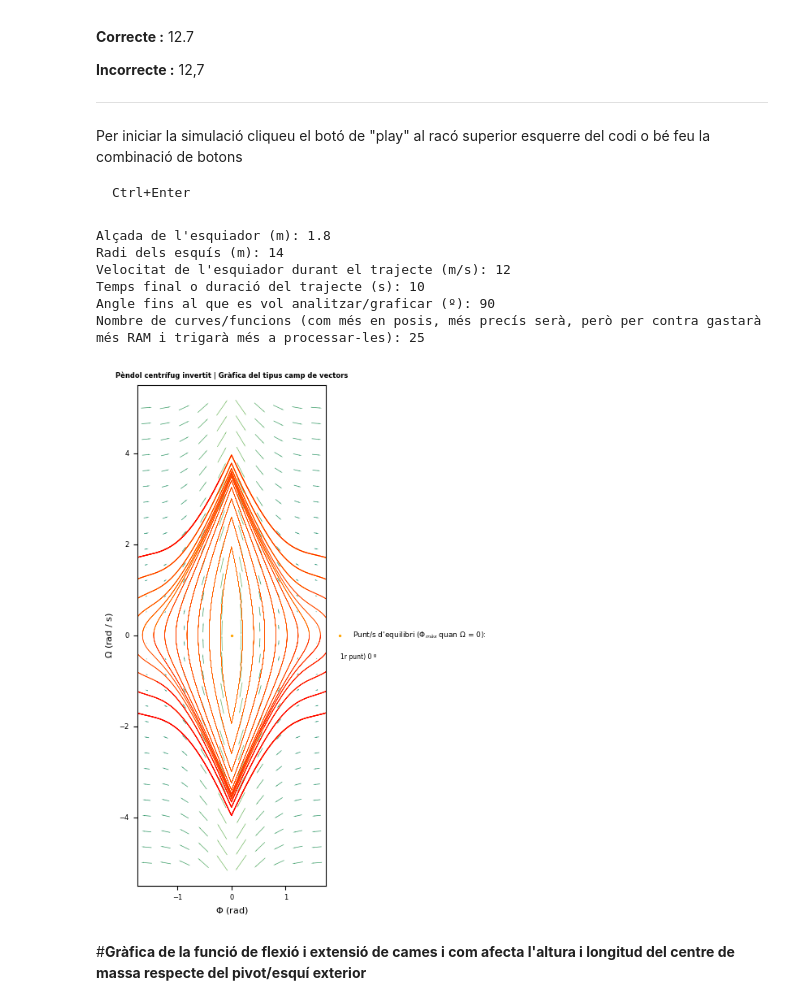
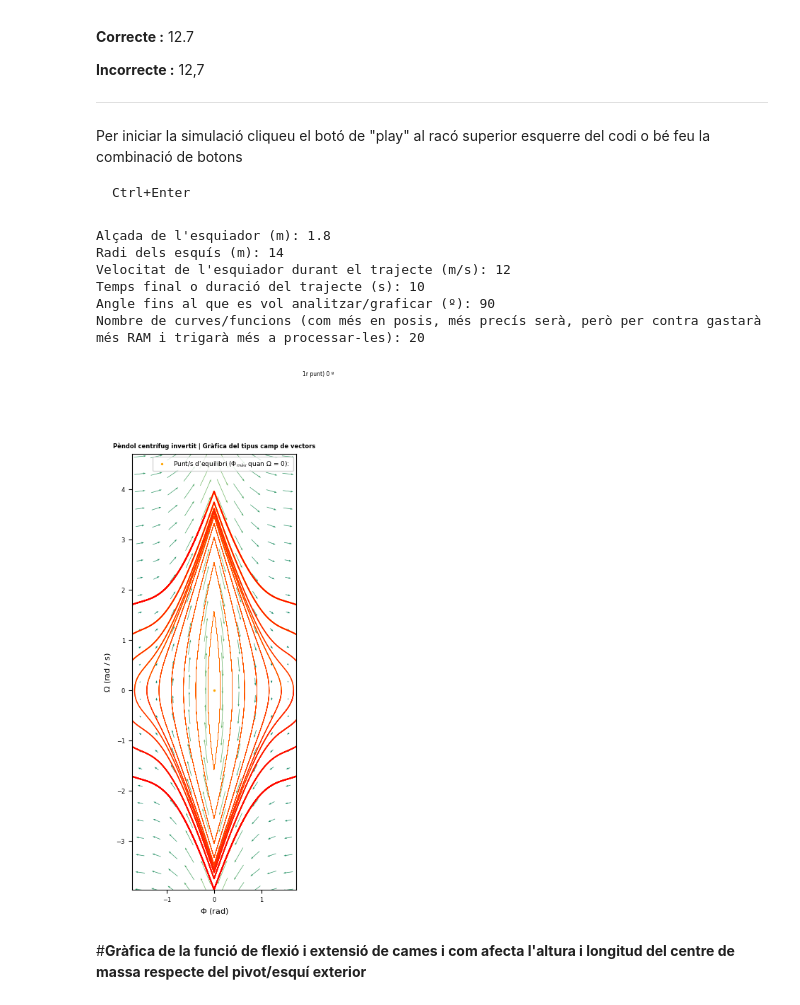
Before and after one commit to jsgf04/TdR_Physics_behind_skiing, a Jupyter notebook: Gràfiques.ipynb, the cells around one changed output. Saved outputs shown, nothing was run; the diff lists cells and outputs as text; code cells hidden in the pictures.

```diff
--- a/Gràfiques.ipynb
+++ b/Gràfiques.ipynb
@@ -909,7 +909,7 @@ for v, col in zip(values, vcolors):
     res0 = [y_ini*v for y_ini in y0]
     res = solve_ivp(psiomega, (0,final_time), res0, method='RK45', t_eval=time, rtol=1e-12)
     t, psi, omega = res.t, res.y[0], res.y[1]
-    plt.plot(psi.T, omega.T, lw= 0.5*v, color=col)
+    plt.plot(psi.T, omega.T, lw= 0.9*v, color=col)
 
 def vectorfield(P, t=0):
     return ([P[1], (g/l)*np.sin(P[0])-(V**2/(l*R_sc))*np.sign(P[0])])
@@ -922,44 +922,50 @@ DX, DY = vectorfield([X, Y])
 M = (np.hypot(DX, DY))
 
 
-Q = plt.quiver(X, Y, DX, DY, M, angles='xy', scale_units='xy', scale= 25, width=0.003, headwidth= 1.8, pivot='mid', cmap='summer')
+Q = plt.quiver(X, Y, DX, DY, M, angles='xy', scale_units='xy', scale= 18, width=0.003, headwidth= 3.5, pivot='mid', cmap='summer')
 
-if Phi_eq_pos>1:
+if Phi_eq_pos<1:
   text_lim = "2n i 3r punts) ±"+str(round(np.degrees(Phi_eq_pos),2))+"º o ±"+str(round(Phi_eq_pos,2))+" rad."
 else:
   text_lim = ""
 
 plt.scatter(0,0,2, color="orange", label="Punt/s d'equilibri (${\Phi}_{màx}$ quan ${\Omega}$ = 0): ")
 plt.scatter(Phi_eq_pos,0,2, color="orange")
 plt.scatter(Phi_eq_neg,0,2, color="orange")
-plt.text(np.radians(initial_Phi)+0.45, -0.52, "1r punt) 0 º", fontsize=5.5, wrap=True)
-plt.text(np.radians(initial_Phi)+0.45, -0.72, text_lim, fontsize=5.5, wrap=True)
+plt.text(np.radians(initial_Phi)+0.3, max(omega)+2.3, "1r punt) 0 º", fontsize=5.5, wrap=True)
+plt.text(np.radians(initial_Phi)+0.3, max(omega)+2.1, text_lim, fontsize=5.5, wrap=True)
 plt.title('Pèndol centrífug invertit | Gràfica del tipus camp de vectors', fontweight="bold", fontsize=6)
 plt.xlabel(u'${\Phi}$ (rad)', fontsize=8)
 plt.ylabel(u'${\Omega}$ (rad / s)', fontsize=8)
 plt.xticks(fontsize=6)
 plt.yticks(fontsize=6)
 plt.axis("auto")
-plt.legend(loc='center left',fontsize=6.5, bbox_to_anchor=(1, 0.5), frameon=False)
+plt.legend(loc='upper right',fontsize=6.5, frameon=True)
 plt.grid(False)
+
+if Phi_eq_pos<1:
+  plt.ylim(min(omega)-2, max(omega)+2.5)
+else:
+  plt.ylim(min(omega), max(omega)+0.75)
+
 if Phi_eq_pos<1:
   plt.xlim(np.radians(-initial_Phi)-0.1, np.radians(initial_Phi)+0.1)
 else:
   plt.xlim(np.radians(-100), np.radians(100))
 
 if Phi_eq_pos<1:
   plt.gca().axes.xaxis.set_ticks([np.radians(-initial_Phi),Phi_eq_neg,0, Phi_eq_pos, np.radians(initial_Phi)])
   plt.show()
 else:
   plt.show()
 # %% [output]
 Alçada de l'esquiador (m): 1.8
 Radi dels esquís (m): 14
 Velocitat de l'esquiador durant el trajecte (m/s): 12
 Temps final o duració del trajecte (s): 10
 Angle fins al que es vol analitzar/graficar (º): 90
-Nombre de curves/funcions (com més en posis, més precís serà, però per contra gastarà més RAM i trigarà més a processar-les): 25
+Nombre de curves/funcions (com més en posis, més precís serà, però per contra gastarà més RAM i trigarà més a processar-les): 20
-[figure, old version]
+[figure, new version]
 # %% [markdown]
 #**Gràfica de la funció de flexió i extensió de cames i com afecta l'altura i longitud del centre de massa respecte del pivot/esquí exterior**
 # %% [markdown]
```
